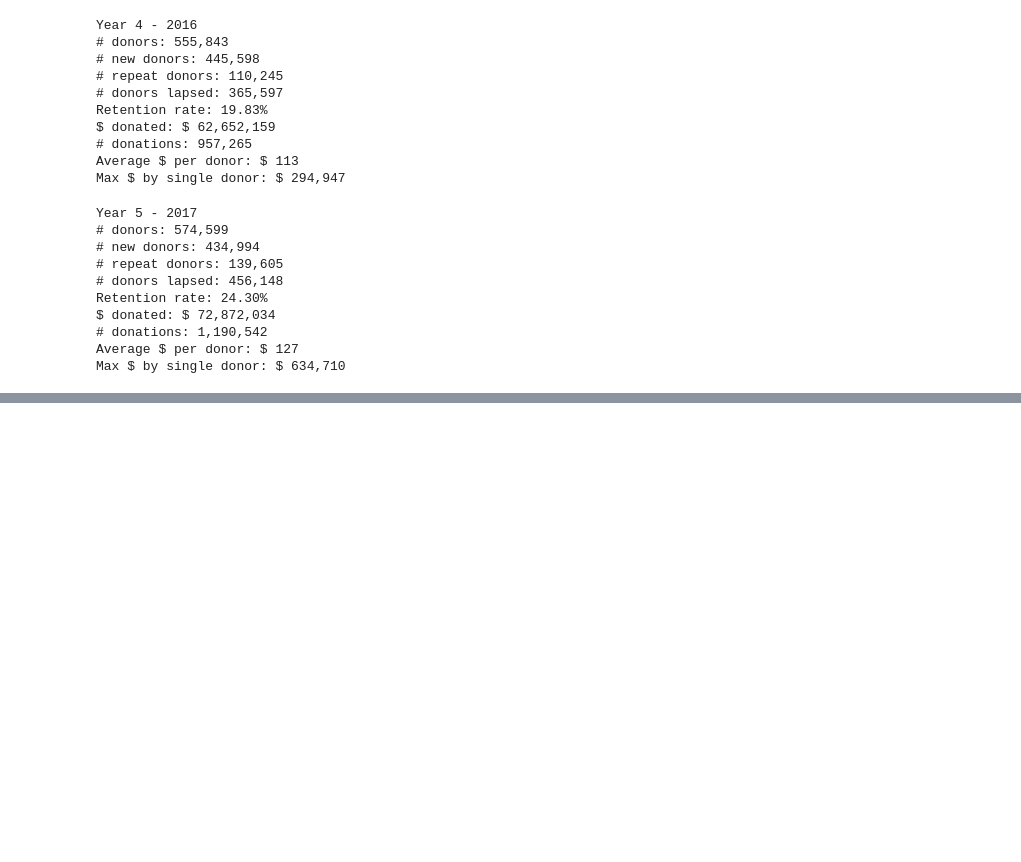
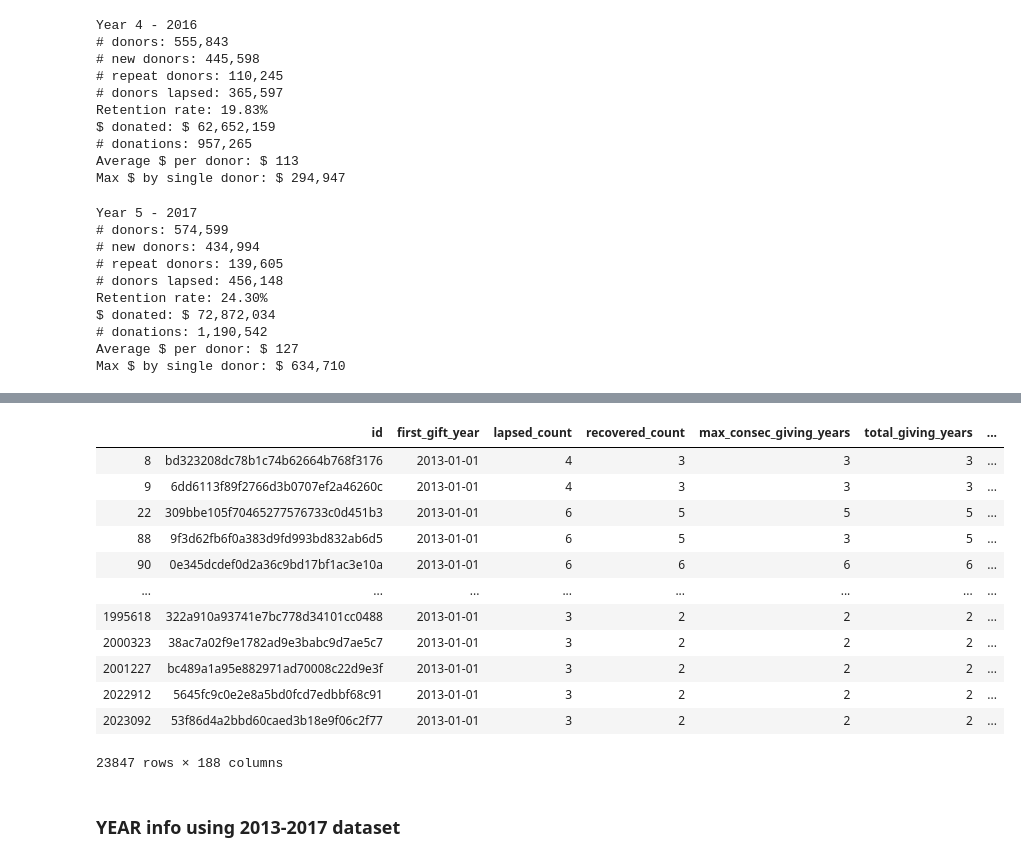
Before and after one commit to erinmarieanderson/donations, a Jupyter notebook: notebooks/analysis_overview_and_by_year.ipynb, the cells around one changed output, grey strips where cells are left out. Saved outputs shown, nothing was run; the diff lists cells and outputs as text; code cells hidden in the pictures; blank space fills up the shorter version.

```diff
--- a/notebooks/analysis_overview_and_by_year.ipynb
+++ b/notebooks/analysis_overview_and_by_year.ipynb
@@ -460,3 +329,5 @@ $ donated: $ 72,872,034
 # donations: 1,190,542
 Average $ per donor: $ 127
 Max $ by single donor: $ 634,710
+# %%
+yr2013 = donations_13to17.query('amount_2013 > 0')
@@ -462,0 +407,18 @@ Max $ by single donor: $ 634,710
+# %%
+yr2013.query('downgraded_amount_2013 > 0')
+# %% [output]
+|  | id | first_gift_year | lapsed_count | recovered_count | max_consec_giving_years | total_giving_years | ... |
+| 8 | bd323208dc78b1c74b62664b768f3176 | 2013-01-01 | 4 | 3 | 3 | 3 | ... |
+| 9 | 6dd6113f89f2766d3b0707ef2a46260c | 2013-01-01 | 4 | 3 | 3 | 3 | ... |
+| 22 | 309bbe105f70465277576733c0d451b3 | 2013-01-01 | 6 | 5 | 5 | 5 | ... |
+| 88 | 9f3d62fb6f0a383d9fd993bd832ab6d5 | 2013-01-01 | 6 | 5 | 3 | 5 | ... |
+| 90 | 0e345dcdef0d2a36c9bd17bf1ac3e10a | 2013-01-01 | 6 | 6 | 6 | 6 | ... |
+| ... | ... | ... | ... | ... | ... | ... | ... |
+| 1995618 | 322a910a93741e7bc778d34101cc0488 | 2013-01-01 | 3 | 2 | 2 | 2 | ... |
+| 2000323 | 38ac7a02f9e1782ad9e3babc9d7ae5c7 | 2013-01-01 | 3 | 2 | 2 | 2 | ... |
+| 2001227 | bc489a1a95e882971ad70008c22d9e3f | 2013-01-01 | 3 | 2 | 2 | 2 | ... |
+| 2022912 | 5645fc9c0e2e8a5bd0fcd7edbbf68c91 | 2013-01-01 | 3 | 2 | 2 | 2 | ... |
+| 2023092 | 53f86d4a2bbd60caed3b18e9f06c2f77 | 2013-01-01 | 3 | 2 | 2 | 2 | ... |
+23847 rows × 188 columns
+# %% [markdown]
+### YEAR info using 2013-2017 dataset
```
Also changed, not shown: parts of 87 cells of this notebook, 3 other files.
